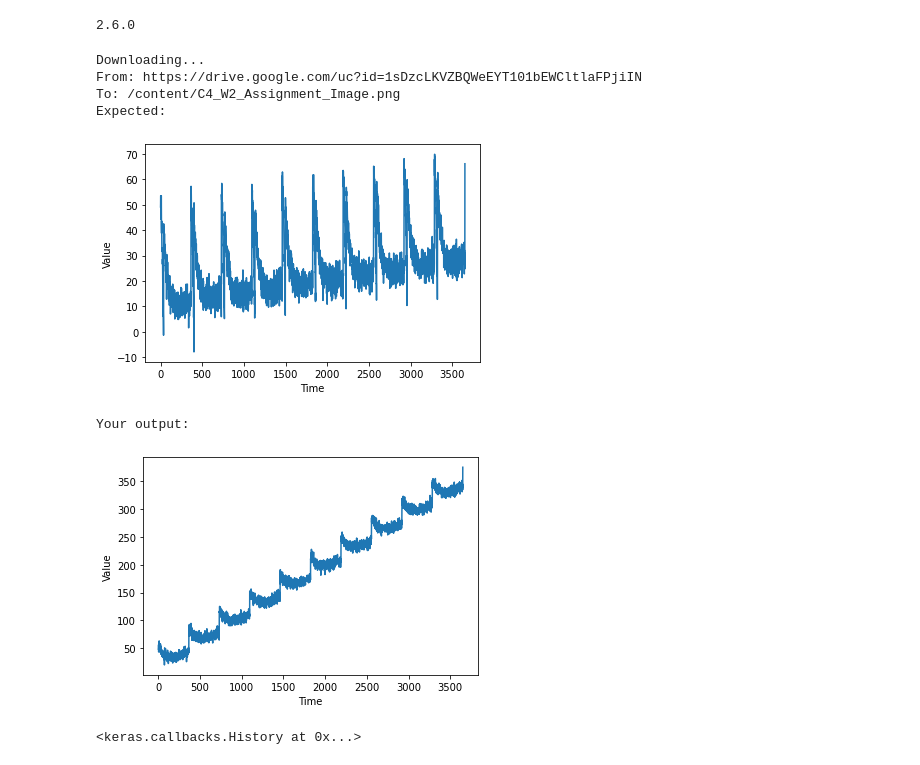
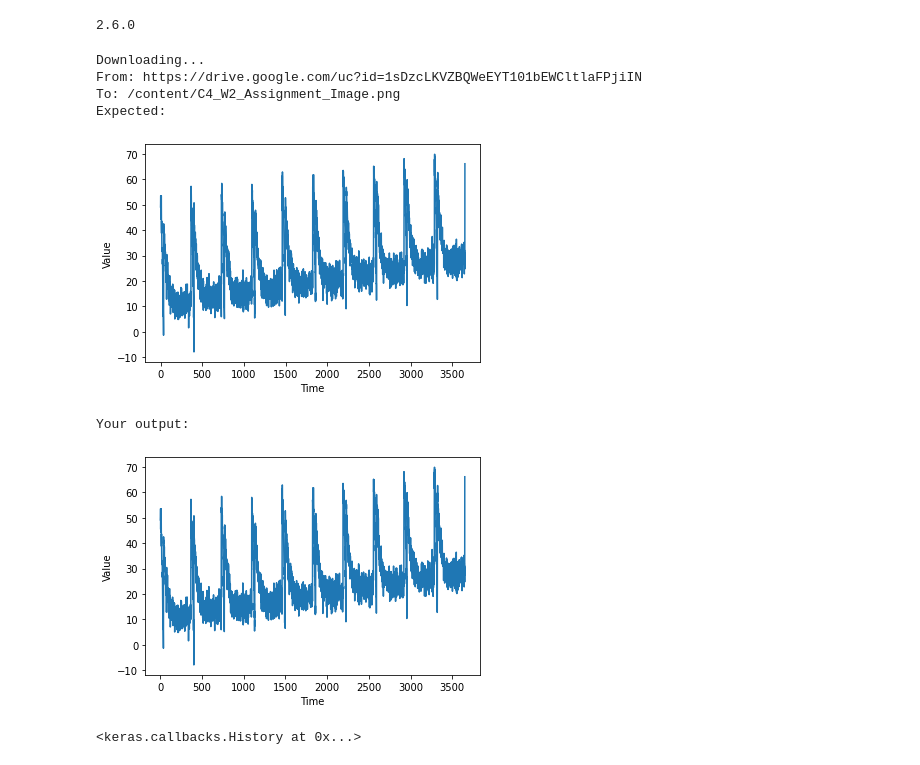
Before and after one commit to lazybuttrying/TensorFlow-Certificate, a Jupyter notebook: C4/W2/assignment/C4_W2_Assignment.ipynb, the cells around one changed output. Drawn from its saved outputs; the diff is of its cells as text; code cells hidden in the pictures.

```diff
--- a/C4/W2/assignment/C4_W2_Assignment.ipynb
+++ b/C4/W2/assignment/C4_W2_Assignment.ipynb
@@ -36,8 +36,8 @@ def trend(time, slope=0):
 def seasonal_pattern(season_time):
     """Just an arbitrary pattern, you can change it if you wish"""
     return np.where(season_time < 0.1,
-                    np.cos(season_time * 2 * np.pi),
-                    1 / np.exp(3*season_time))# YOUR CODE HERE # * np.pi),
+                    np.cos(season_time * 6 * np.pi),
+                    2 / np.exp(9*season_time))# YOUR CODE HERE # * np.pi),
                     #YOUR CODE HERE# / np.exp(#YOUR CODE HERE# * season_time))
 
 def seasonality(time, period, amplitude=1, phase=0):
@@ -54,8 +54,8 @@ baseline = 10
 series = trend(time, 0.1)
 baseline = 10
 amplitude = 40
-slope = 0.09
-noise_level = 5
+slope = 0.005
+noise_level = 3
 
 # Create the series
 series = baseline + trend(time, slope) + seasonality(time, period=365, amplitude=amplitude)
@@ -64,34 +64,34 @@ series += noise(time, noise_level, seed=51)
 
 split_time = 3000
 time_train = time[:split_time]
 x_train = series[:split_time]
 time_valid = time[split_time:]
 x_valid = series[split_time:]
 
 window_size = 20
 batch_size = 32
 shuffle_buffer_size = 1000
 
 # # # # # expected output
 !gdown --id 1sDzcLKVZBQWeEYT101bEWCltlaFPjiIN
 print("Expected:")
 from IPython.display import display
 from PIL import Image
 path='./C4_W2_Assignment_Image.png'
 display(Image.open(path))
 # # # # #
 
 ### your output
 print("Your output:")
 plot_series(time, series)
 # %% [output]
 Downloading...
 From: https://drive.google.com/uc?id=1sDzcLKVZBQWeEYT101bEWCltlaFPjiIN
 To: /content/C4_W2_Assignment_Image.png
 Expected:
 [figure]
 Your output:
-[figure, old version]
+[figure, new version]
 # %%
 def windowed_dataset(series, window_size, batch_size, shuffle_buffer):
   dataset = tf.data.Dataset.from_tensor_slices(series)
```
Also changed, not shown: parts of 3 cells of this notebook.
